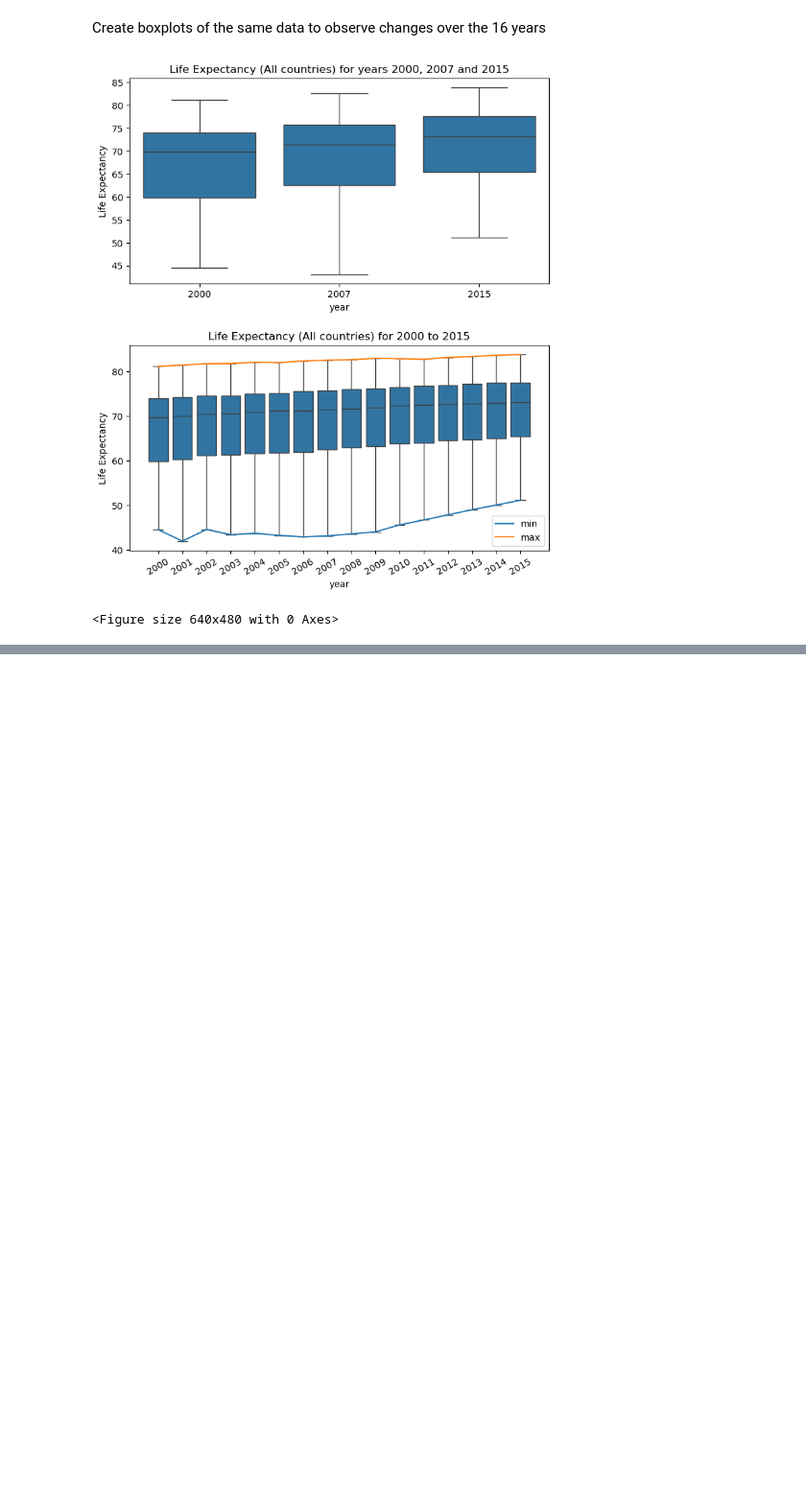
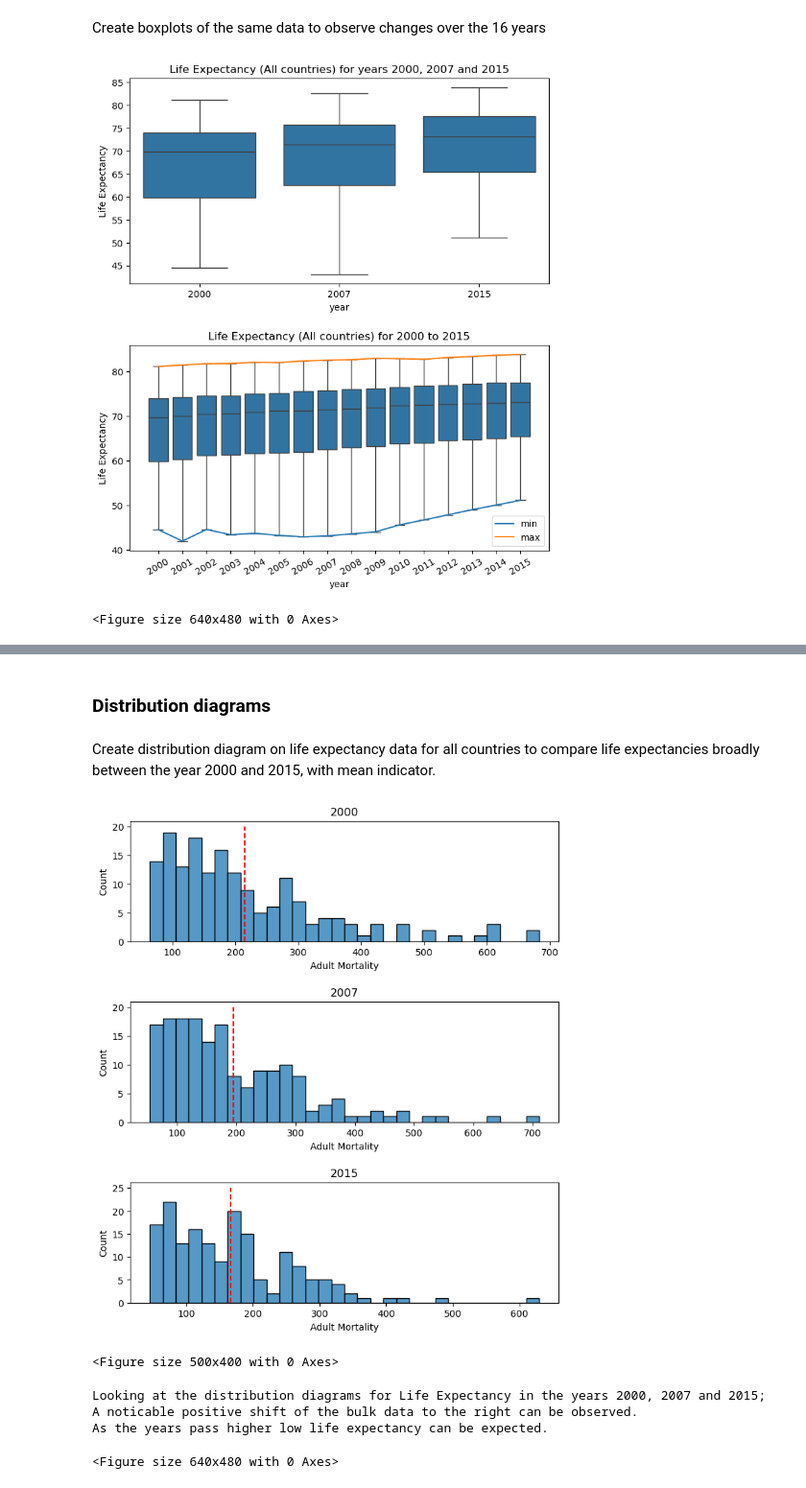
Before and after one commit to WVDevCode/Life_Expectancy_and_GDP, a Jupyter notebook: Notebooks/descriptive_analysis.ipynb, the cells around one changed output, grey strips where cells are left out. Shown at 96% size. Cells and saved outputs as stored; diff of their text form; code cells hidden in the pictures; blank space fills up the shorter version.

Commit message:
added df with droppend na values for adult mortality. Added sections for adult mortality in descriptive analysis file. Updated EDA, wrangling and descriptive analysis files.

```diff
--- a/Notebooks/descriptive_analysis.ipynb
+++ b/Notebooks/descriptive_analysis.ipynb
@@ -130,0 +155,45 @@ plt.clf()
+# %% [markdown]
+### Distribution diagrams
+# %% [markdown]
+Create distribution diagram on life expectancy data for all countries to compare life expectancies broadly between the year 2000 and 2015, with mean indicator.
+# %%
+year_2000_am_all = life_expectancy['adult_mortality'][life_expectancy['year'] == 2000]
+year_2000_am_mean = np.mean(life_expectancy['adult_mortality'][life_expectancy['year'] == 2000])
+year_2007_am_all = life_expectancy['adult_mortality'][life_expectancy['year'] == 2007]
+year_2007_am_mean = np.mean(life_expectancy['adult_mortality'][life_expectancy['year'] == 2007])
+year_2015_am_all = life_expectancy['adult_mortality'][life_expectancy['year'] == 2015]
+year_2015_am_mean = np.mean(life_expectancy['adult_mortality'][life_expectancy['year'] == 2015])
+
+
+plt.subplot(3, 1, 1)
+sns.histplot(list(year_2000_am_all), bins=30)
+plt.subplots_adjust(0, 1, 1, 2.5, 3, 0.5)
+plt.vlines(year_2000_am_mean, 0, 20, colors='red', linestyles='--')
+plt.title('2000')
+plt.xlabel('Adult Mortality')
+plt.xlim()
+plt.subplot(3, 1, 2)
+sns.histplot(list(year_2007_am_all), bins=30)
+plt.vlines(year_2007_am_mean, 0, 20, colors='red', linestyles='--')
+plt.title('2007')
+plt.xlabel('Adult Mortality')
+plt.xlim()
+plt.xlim()
+plt.subplot(3, 1, 3)
+sns.histplot(list(year_2015_am_all), bins=30)
+plt.vlines(year_2015_am_mean, 0, 25, colors='red', linestyles='--')
+plt.title('2015')
+plt.xlabel('Adult Mortality')
+plt.xlim()
+plt.xlim()
+plt.figure(figsize= [5, 4])
+plt.show()
+plt.clf()
+
+print('Looking at the distribution diagrams for Life Expectancy in the years 2000, 2007 and 2015; A noticable positive shift of the bulk data to the right can be observed.\nAs the years pass higher low life expectancy can be expected.')
+# %% [output]
+[figure, added]
+<Figure size 500x400 with 0 Axes>
+Looking at the distribution diagrams for Life Expectancy in the years 2000, 2007 and 2015; A noticable positive shift of the bulk data to the right can be observed.
+As the years pass higher low life expectancy can be expected.
+<Figure size 640x480 with 0 Axes>
```
Also changed, not shown: parts of 7 cells of this notebook, 4 other files.
